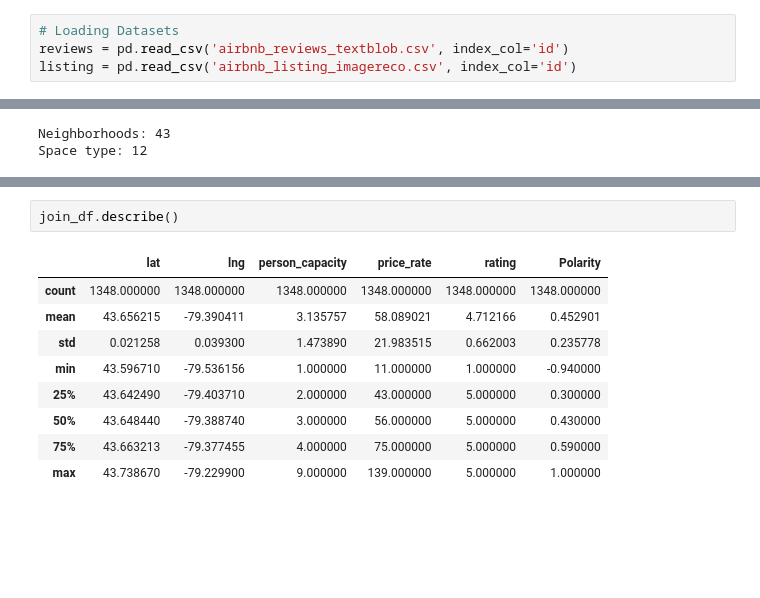
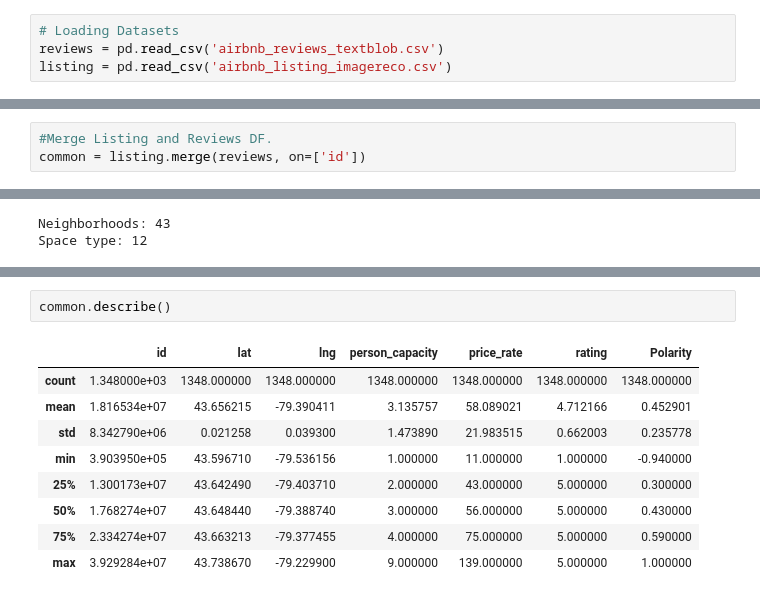
Before and after one commit to C-milo/SDM_FinalProject, a Jupyter notebook: airbnb_plots.ipynb, the cells around one changed output, grey strips where cells are left out. Drawn from its saved outputs; the diff is of its cells as text; blank space fills up the shorter version.

```diff
--- a/airbnb_plots.ipynb
+++ b/airbnb_plots.ipynb
@@ -4,5 +4,5 @@ import pandas as pd
 %matplotlib inline
 # %%
 # Loading Datasets
-reviews = pd.read_csv('airbnb_reviews_textblob.csv', index_col='id')
-listing = pd.read_csv('airbnb_listing_imagereco.csv', index_col='id')
+reviews = pd.read_csv('airbnb_reviews_textblob.csv')
+listing = pd.read_csv('airbnb_listing_imagereco.csv')
@@ -8,0 +16,3 @@ listing = pd.read_csv('airbnb_listing_imagereco.csv', index_col='id')
+# %%
+#Merge Listing and Reviews DF.
+common = listing.merge(reviews, on=['id'])
@@ -177,12 +206,12 @@ Text(0.5, 1.0, 'Polarity vs Foreground Color')
 # %%
-join_df.describe()
+common.describe()
 # %% [output]
-|  | lat | lng | person_capacity | price_rate | rating | Polarity |
-| count | 1348.000000 | 1348.000000 | 1348.000000 | 1348.000000 | 1348.000000 | 1348.000000 |
-| mean | 43.656215 | -79.390411 | 3.135757 | 58.089021 | 4.712166 | 0.452901 |
-| std | 0.021258 | 0.039300 | 1.473890 | 21.983515 | 0.662003 | 0.235778 |
-| min | 43.596710 | -79.536156 | 1.000000 | 11.000000 | 1.000000 | -0.940000 |
-| 25% | 43.642490 | -79.403710 | 2.000000 | 43.000000 | 5.000000 | 0.300000 |
-| 50% | 43.648440 | -79.388740 | 3.000000 | 56.000000 | 5.000000 | 0.430000 |
-| 75% | 43.663213 | -79.377455 | 4.000000 | 75.000000 | 5.000000 | 0.590000 |
-| max | 43.738670 | -79.229900 | 9.000000 | 139.000000 | 5.000000 | 1.000000 |
+|  | id | lat | lng | person_capacity | price_rate | rating | Polarity |
+| count | 1.348000e+03 | 1348.000000 | 1348.000000 | 1348.000000 | 1348.000000 | 1348.000000 | 1348.000000 |
+| mean | 1.816534e+07 | 43.656215 | -79.390411 | 3.135757 | 58.089021 | 4.712166 | 0.452901 |
+| std | 8.342790e+06 | 0.021258 | 0.039300 | 1.473890 | 21.983515 | 0.662003 | 0.235778 |
+| min | 3.903950e+05 | 43.596710 | -79.536156 | 1.000000 | 11.000000 | 1.000000 | -0.940000 |
+| 25% | 1.300173e+07 | 43.642490 | -79.403710 | 2.000000 | 43.000000 | 5.000000 | 0.300000 |
+| 50% | 1.768274e+07 | 43.648440 | -79.388740 | 3.000000 | 56.000000 | 5.000000 | 0.430000 |
+| 75% | 2.334274e+07 | 43.663213 | -79.377455 | 4.000000 | 75.000000 | 5.000000 | 0.590000 |
+| max | 3.929284e+07 | 43.738670 | -79.229900 | 9.000000 | 139.000000 | 5.000000 | 1.000000 |
```
Also changed, not shown: parts of 26 cells of this notebook.
